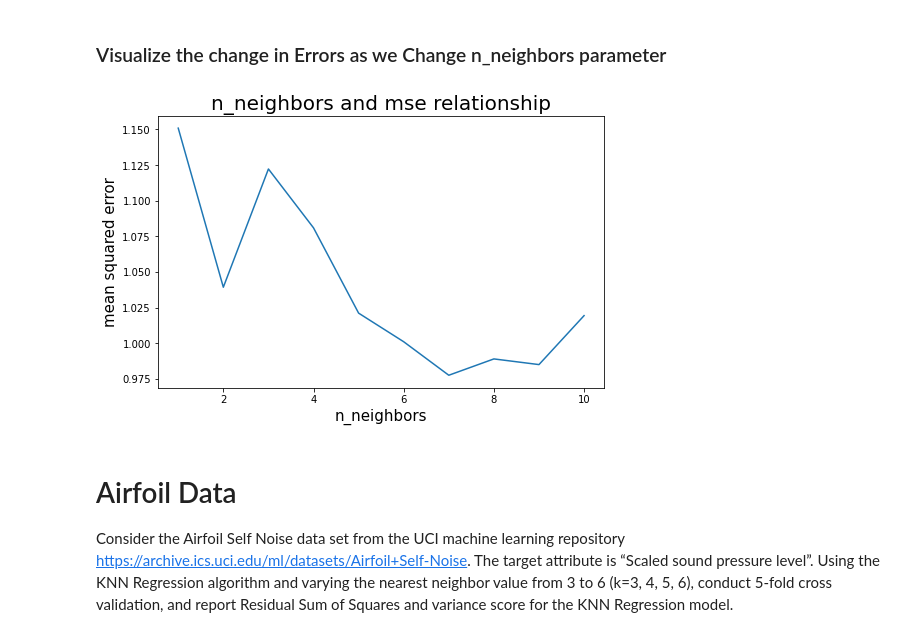
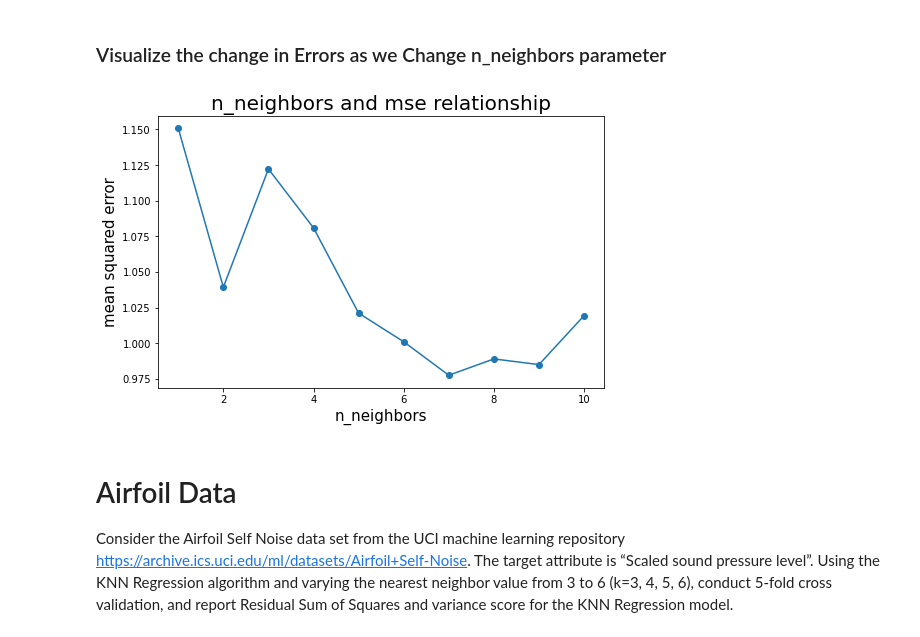
Before and after one commit to imad3k/AppliedML_Assignment2, a Jupyter notebook: dsba6156_inclass_assignment2_iahmad.ipynb, the cells around one changed output. Cells and saved outputs as stored; diff of their text form; code cells hidden in the pictures.

```diff
--- a/dsba6156_inclass_assignment2_iahmad.ipynb
+++ b/dsba6156_inclass_assignment2_iahmad.ipynb
@@ -219,20 +219,20 @@ Method 2 using mean_squared_error(): 1.12
 # %%
 # Testing erros for different values of Neighbors
 import matplotlib.pyplot as plt
 
 error = []
 for k in range(1,11):
     knn = KNeighborsRegressor(n_neighbors=k)
     y_pred = cross_val_predict(knn, X_scaled, Y, cv=5)
     error.append(mean_squared_error(Y, y_pred))
 
 plt.figure(figsize=(8, 5))
-plt.plot(range(1, 11), error)
+plt.plot(range(1, 11), error, marker='o')
 plt.xlabel('n_neighbors', fontsize=15)
 plt.ylabel('mean squared error', fontsize=15)
 plt.title('n_neighbors and mse relationship', fontsize=20);
 # %% [output]
-[figure, old version]
+[figure, new version]
 # %% [markdown]
 # Airfoil Data
 
```
Also changed, not shown: parts of 3 cells of this notebook.
